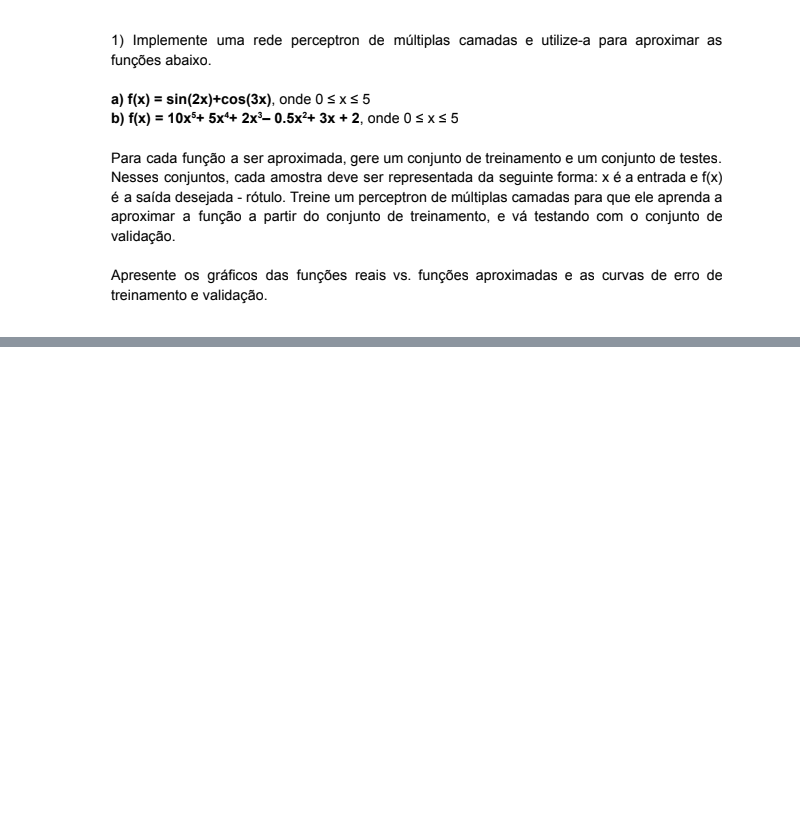
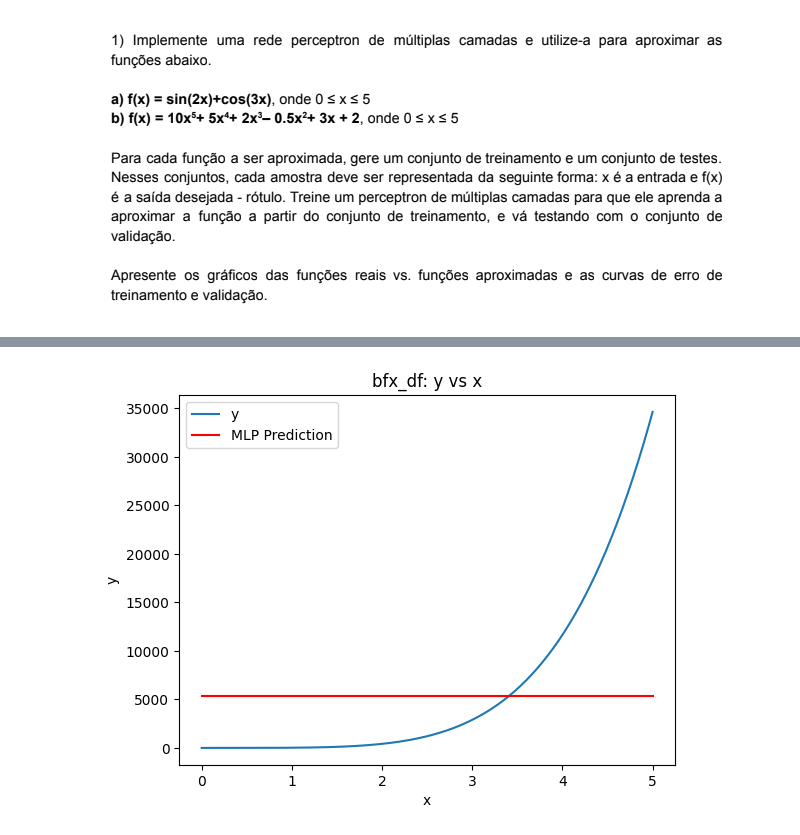
Before and after one commit to HodricVieira/aprendizado-profundo, a Jupyter notebook: Q1 perceptron Fx.ipynb, the cells around one changed output, grey strips where cells are left out. Drawn from its saved outputs; the diff is of its cells as text; code cells hidden in the pictures; blank space fills up the shorter version.

```diff
--- a/Q1 perceptron Fx.ipynb
+++ b/Q1 perceptron Fx.ipynb
@@ -6,0 +119,11 @@ import pandas as pd
+# %%
+bmodel = MLPRegressor(hidden_layer_sizes=(30, 50, 50, 50, 5, 5),
+                    max_iter=2000,
+                    tol=0.001,
+                    learning_rate_init=0.01,
+                    solver='sgd',
+                    activation='logistic',
+                    learning_rate='adaptive',
+                    verbose=True
+                        )
+bmodel.fit(bfx_trainX, bfx_trainY)
@@ -6,0 +175,12 @@ import pandas as pd
+# %%
+bfx_df.plot(x='x', y='y', title='bfx_df: y vs x', legend=False)
+
+# Predict using the model for all x in bfx_df
+predicted_y = bmodel.predict(bfx_df[['x']])
+plt.pyplot.plot(bfx_df['x'], predicted_y, color='red', label='MLP Prediction')
+plt.pyplot.legend()
+plt.pyplot.xlabel('x')
+plt.pyplot.ylabel('y')
+plt.pyplot.show()
+# %% [output]
+[figure, added]
```
Also changed, not shown: parts of 11 cells of this notebook, 4 other files.
